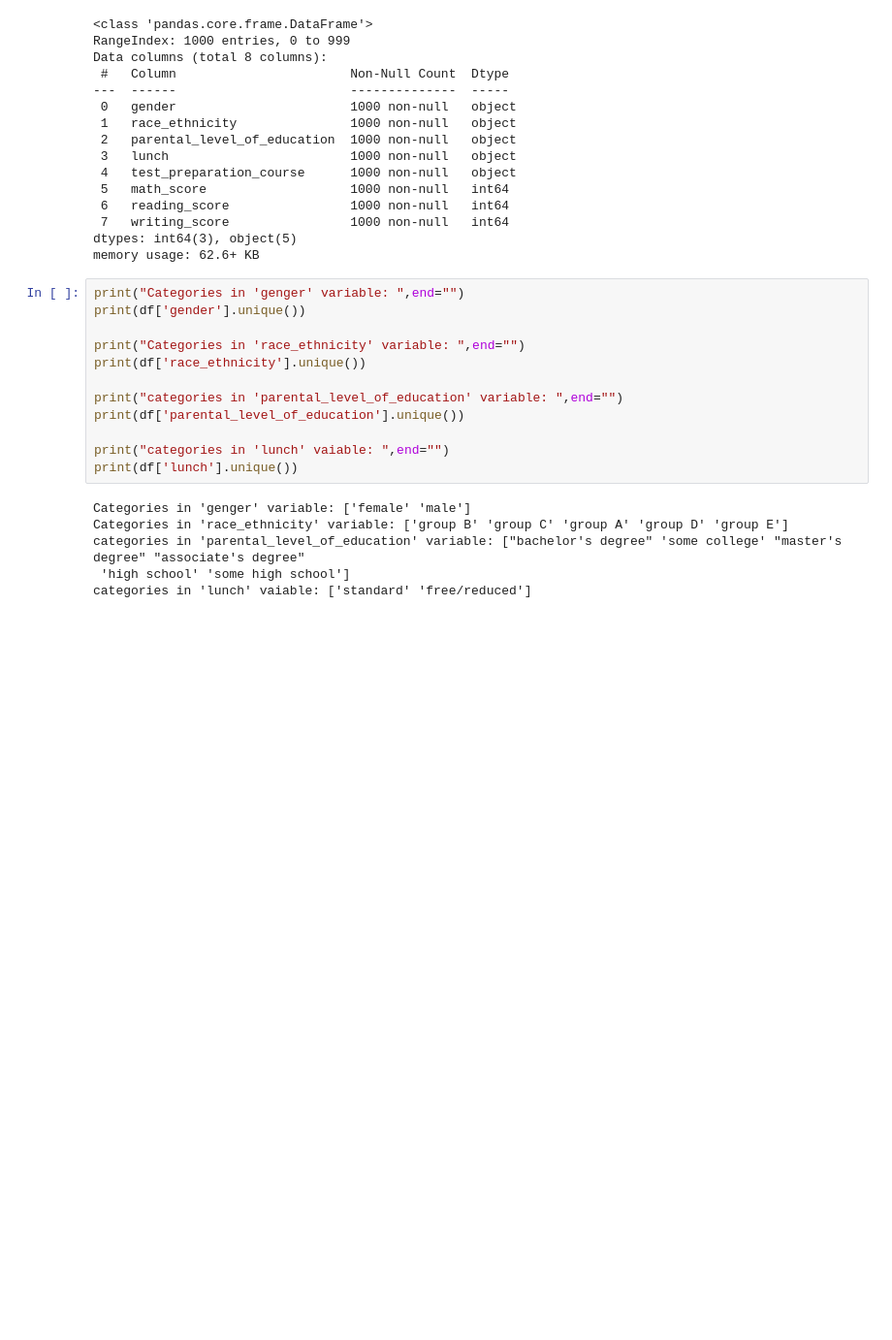
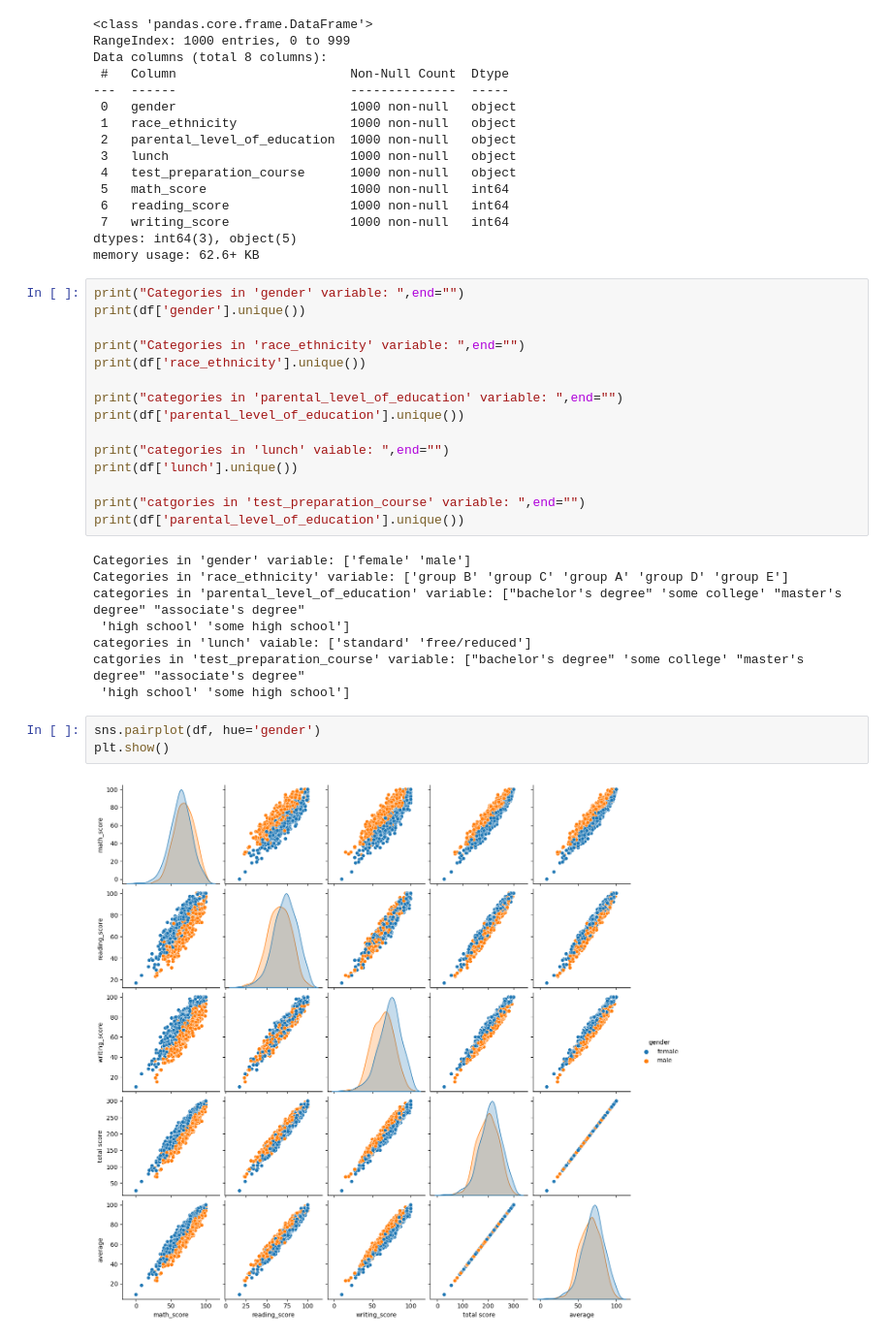
Before and after one commit to skfkdkf/End_to_End_Data_science_project, a Jupyter notebook: notbook/data/EDA.ipynb, the cells around one changed output. Shown at 97% size. Cells and saved outputs as stored; diff of their text form; blank space fills up the shorter version.

```diff
--- a/notbook/data/EDA.ipynb
+++ b/notbook/data/EDA.ipynb
@@ -79,7 +79,7 @@ Data columns (total 8 columns):
 dtypes: int64(3), object(5)
 memory usage: 62.6+ KB
 # %%
-print("Categories in 'genger' variable: ",end="")
+print("Categories in 'gender' variable: ",end="")
 print(df['gender'].unique())
 
 print("Categories in 'race_ethnicity' variable: ",end="")
@@ -90,9 +90,19 @@ print(df['parental_level_of_education'].unique())
 
 print("categories in 'lunch' vaiable: ",end="")
 print(df['lunch'].unique())
+
+print("catgories in 'test_preparation_course' variable: ",end="")
+print(df['parental_level_of_education'].unique())
 # %% [output]
-Categories in 'genger' variable: ['female' 'male']
+Categories in 'gender' variable: ['female' 'male']
 Categories in 'race_ethnicity' variable: ['group B' 'group C' 'group A' 'group D' 'group E']
 categories in 'parental_level_of_education' variable: ["bachelor's degree" 'some college' "master's degree" "associate's degree"
  'high school' 'some high school']
 categories in 'lunch' vaiable: ['standard' 'free/reduced']
+catgories in 'test_preparation_course' variable: ["bachelor's degree" 'some college' "master's degree" "associate's degree"
+ 'high school' 'some high school']
+# %%
+sns.pairplot(df, hue='gender')
+plt.show()
+# %% [output]
+[figure, added]
```
Also changed, not shown: parts of 6 cells of this notebook.
